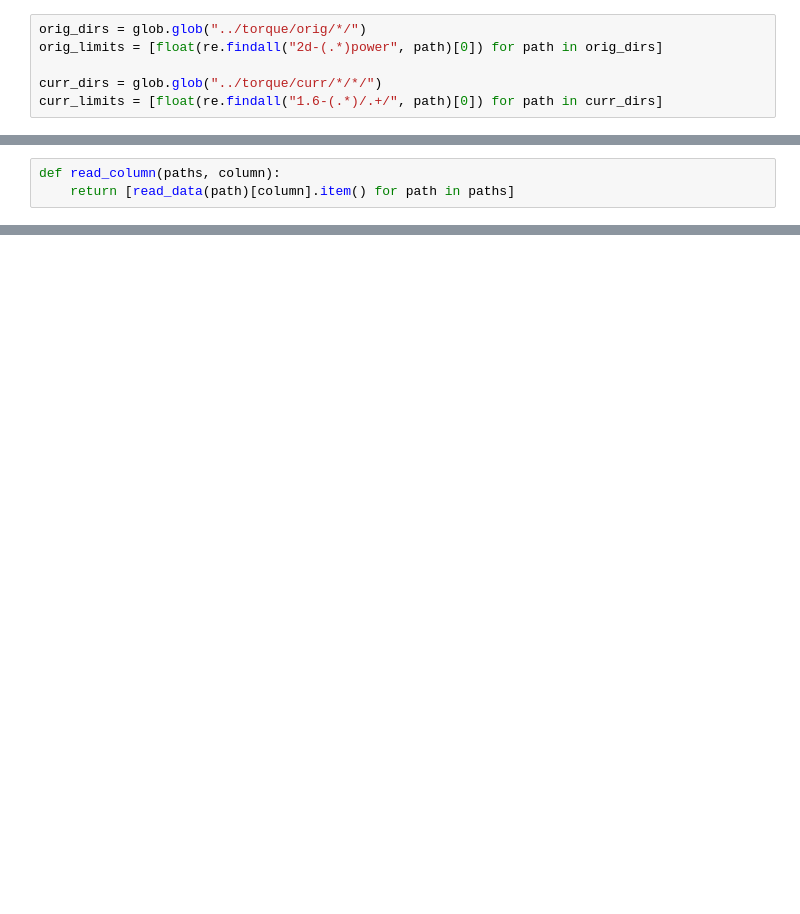
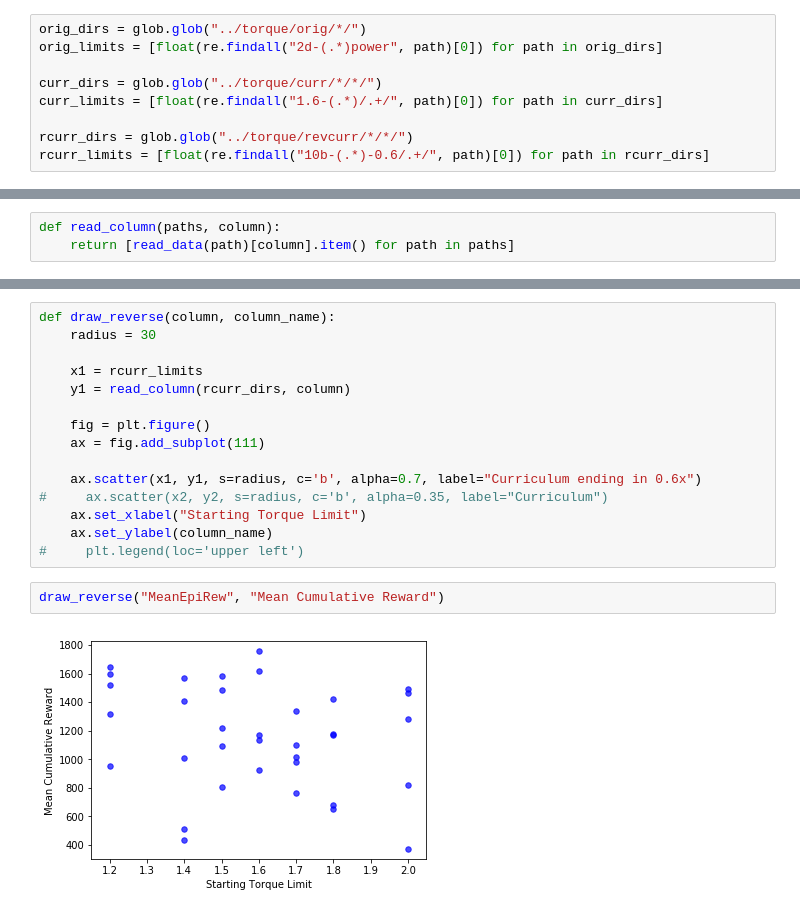
Before and after one commit to farzadab/walking-benchmark, a Jupyter notebook: show/torque_curriculum_grid_plots.ipynb, the cells around one changed output, grey strips where cells are left out. Drawn from its saved outputs; the diff is of its cells as text; blank space fills up the shorter version.

```diff
--- a/show/torque_curriculum_grid_plots.ipynb
+++ b/show/torque_curriculum_grid_plots.ipynb
@@ -20,6 +20,9 @@ orig_limits = [float(re.findall("2d-(.*)power", path)[0]) for path in orig_dirs]
 
 curr_dirs = glob.glob("../torque/curr/*/*/")
 curr_limits = [float(re.findall("1.6-(.*)/.+/", path)[0]) for path in curr_dirs]
+
+rcurr_dirs = glob.glob("../torque/revcurr/*/*/")
+rcurr_limits = [float(re.findall("10b-(.*)-0.6/.+/", path)[0]) for path in rcurr_dirs]
 # %%
 def read_data(path):
     return pd.read_csv(os.path.join(path, "evaluate.csv"))
@@ -73,0 +77,19 @@ draw("MeanEpiProgressRew", "Mean Progress")
+# %%
+def draw_reverse(column, column_name):
+    radius = 30
+
+    x1 = rcurr_limits
+    y1 = read_column(rcurr_dirs, column)
+
+    fig = plt.figure()
+    ax = fig.add_subplot(111)
+
+    ax.scatter(x1, y1, s=radius, c='b', alpha=0.7, label="Curriculum ending in 0.6x")
+#     ax.scatter(x2, y2, s=radius, c='b', alpha=0.35, label="Curriculum")
+    ax.set_xlabel("Starting Torque Limit")
+    ax.set_ylabel(column_name)
+#     plt.legend(loc='upper left')
+# %%
+draw_reverse("MeanEpiRew", "Mean Cumulative Reward")
+# %% [output]
+[figure, added]
```
Also changed, not shown: parts of 6 cells of this notebook, 6 other files.
